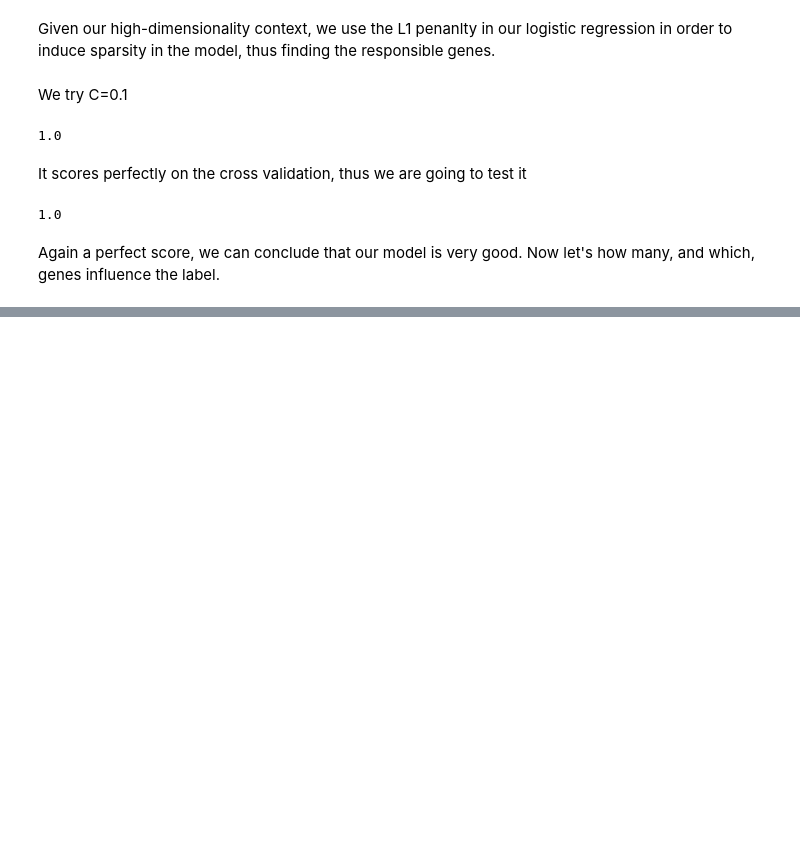
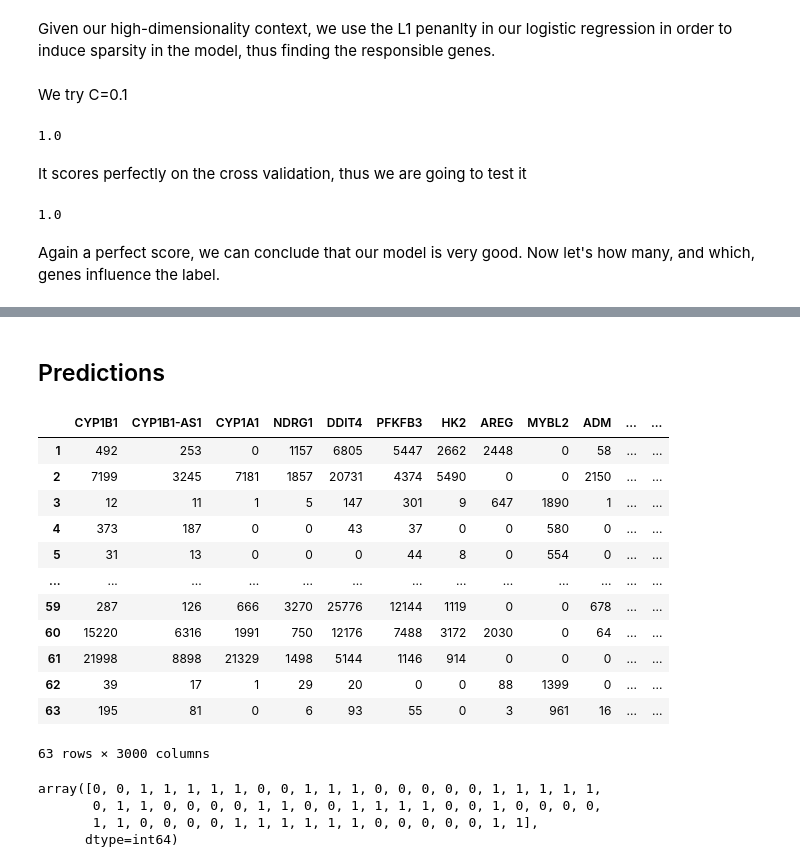
Before and after one commit to andreafabbricatore/ailab, a Jupyter notebook: toto_classification/smartseq_mcf7.ipynb, the cells around one changed output, grey strips where cells are left out. Cells and saved outputs as stored; diff of their text form; code cells hidden in the pictures; blank space fills up the shorter version.

```diff
--- a/toto_classification/smartseq_mcf7.ipynb
+++ b/toto_classification/smartseq_mcf7.ipynb
@@ -64,0 +65,29 @@ Genes that matter: ['CYP1B1', 'DDIT4', 'NR4A1', 'CEACAM5', 'TUBA1B', 'MT-CYB', '
+# %% [markdown]
+## Predictions
+# %%
+X_pred = pd.read_csv("data/SmartSeq/MCF7_SmartS_Filtered_Normalised_3000_Data_test_anonim.txt", sep=" ")
+# %%
+X_pred = X_pred.T
+X_pred
+# %% [output]
+|  | CYP1B1 | CYP1B1-AS1 | CYP1A1 | NDRG1 | DDIT4 | PFKFB3 | HK2 | AREG | MYBL2 | ADM | ... | ... |
+| 1 | 492 | 253 | 0 | 1157 | 6805 | 5447 | 2662 | 2448 | 0 | 58 | ... | ... |
+| 2 | 7199 | 3245 | 7181 | 1857 | 20731 | 4374 | 5490 | 0 | 0 | 2150 | ... | ... |
+| 3 | 12 | 11 | 1 | 5 | 147 | 301 | 9 | 647 | 1890 | 1 | ... | ... |
+| 4 | 373 | 187 | 0 | 0 | 43 | 37 | 0 | 0 | 580 | 0 | ... | ... |
+| 5 | 31 | 13 | 0 | 0 | 0 | 44 | 8 | 0 | 554 | 0 | ... | ... |
+| ... | ... | ... | ... | ... | ... | ... | ... | ... | ... | ... | ... | ... |
+| 59 | 287 | 126 | 666 | 3270 | 25776 | 12144 | 1119 | 0 | 0 | 678 | ... | ... |
+| 60 | 15220 | 6316 | 1991 | 750 | 12176 | 7488 | 3172 | 2030 | 0 | 64 | ... | ... |
+| 61 | 21998 | 8898 | 21329 | 1498 | 5144 | 1146 | 914 | 0 | 0 | 0 | ... | ... |
+| 62 | 39 | 17 | 1 | 29 | 20 | 0 | 0 | 88 | 1399 | 0 | ... | ... |
+| 63 | 195 | 81 | 0 | 6 | 93 | 55 | 0 | 3 | 961 | 16 | ... | ... |
+63 rows × 3000 columns
+# %%
+y_pred = log_reg.predict(X_pred)
+y_pred
+# %% [output]
+array([0, 0, 1, 1, 1, 1, 1, 0, 0, 1, 1, 1, 0, 0, 0, 0, 0, 1, 1, 1, 1, 1,
+       0, 1, 1, 0, 0, 0, 0, 1, 1, 0, 0, 1, 1, 1, 1, 0, 0, 1, 0, 0, 0, 0,
+       1, 1, 0, 0, 0, 0, 1, 1, 1, 1, 1, 1, 0, 0, 0, 0, 0, 1, 1],
+      dtype=int64)
```
Also changed, not shown: parts of 2 cells of this notebook, 5 other files.
